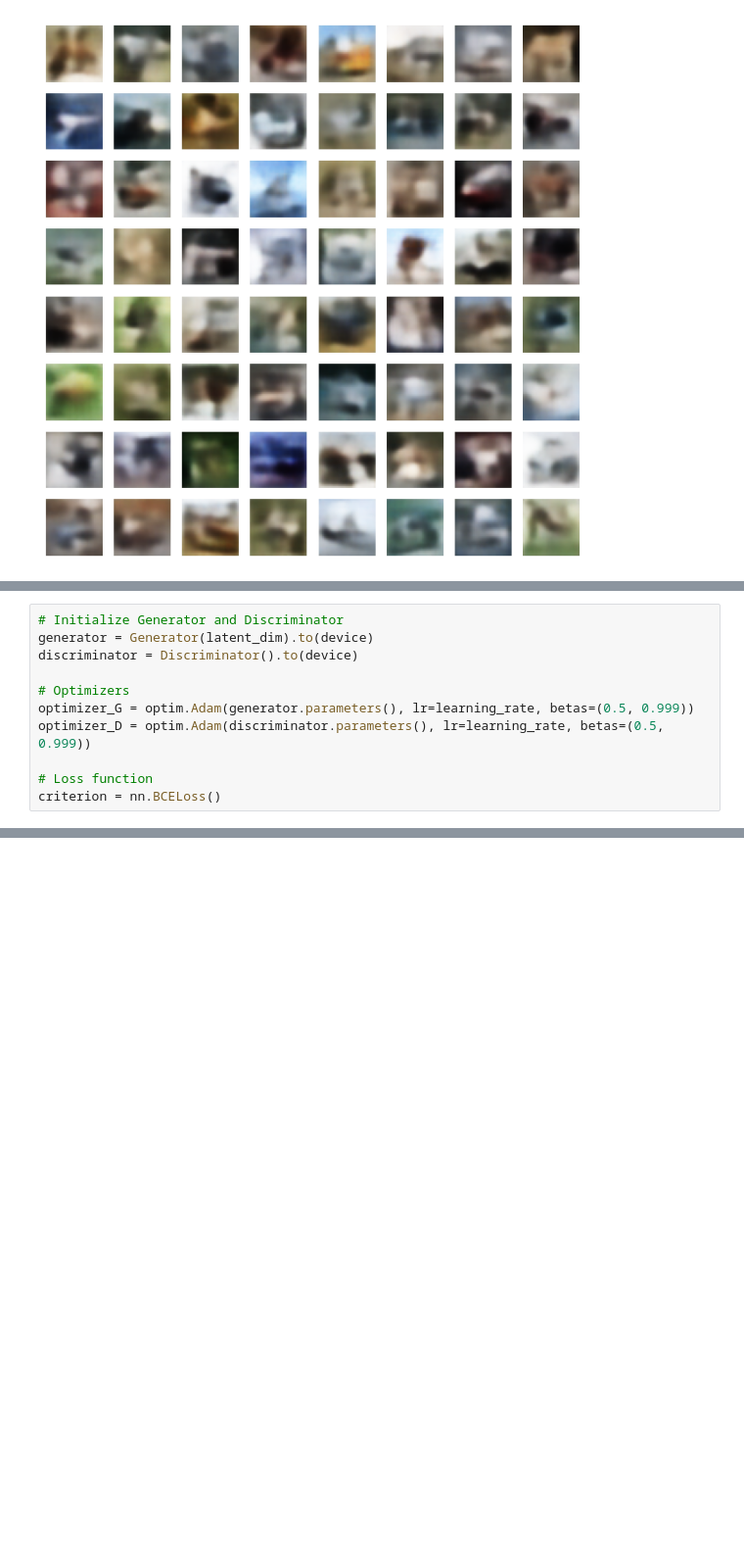
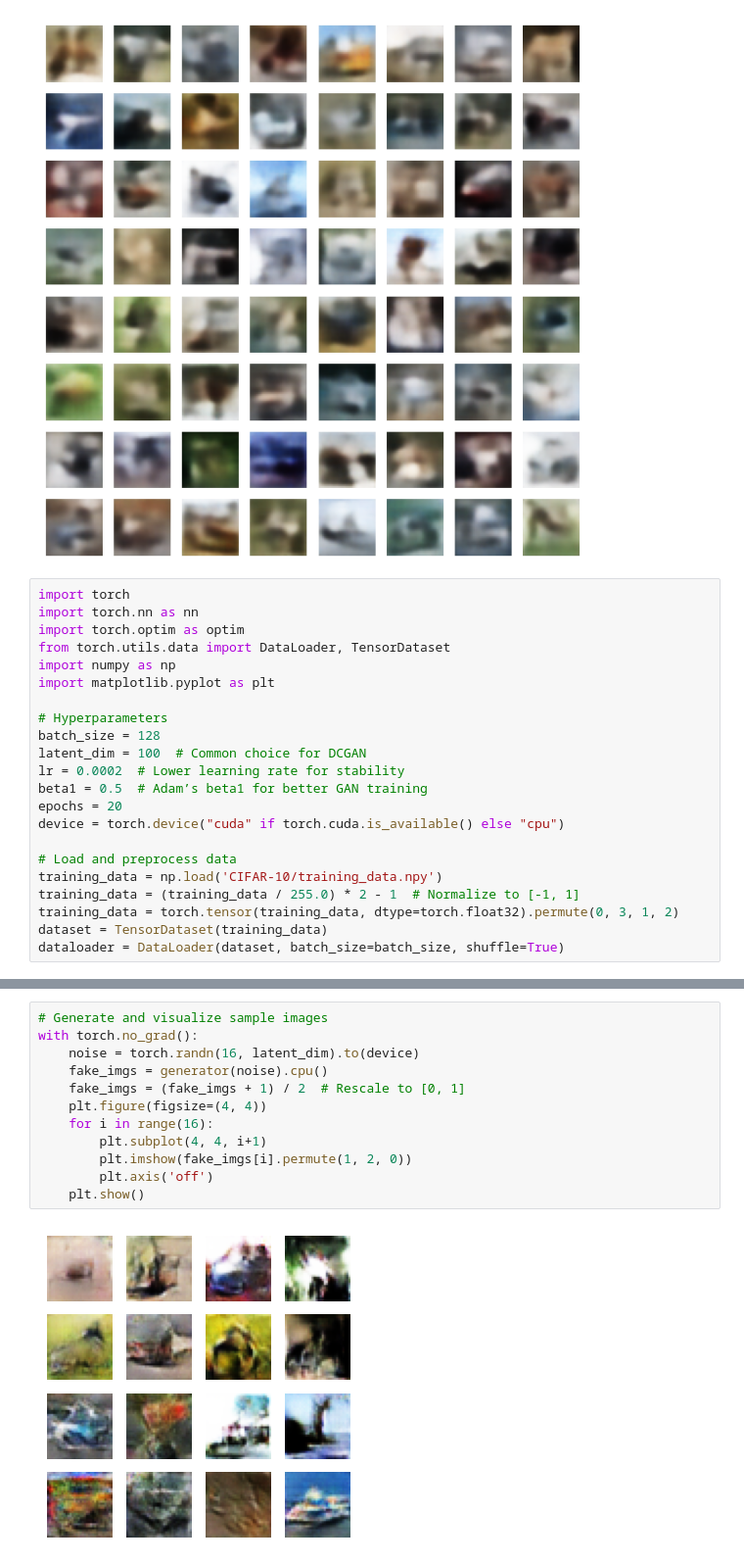
Before and after one commit to Patternic10/CSCI-4170-Project-in-AI-ML, a Jupyter notebook: Homework5_T1.ipynb, the cells around one changed output, grey strips where cells are left out. Shown at 98% size. Drawn from its saved outputs; the diff is of its cells as text; blank space fills up the shorter version.

```diff
--- a/Homework5_T1.ipynb
+++ b/Homework5_T1.ipynb
@@ -638,4 +638,26 @@ def show_images(images):
 show_images(samples)
 # %% [output]
 [figure]
+# %%
+import torch
+import torch.nn as nn
+import torch.optim as optim
+from torch.utils.data import DataLoader, TensorDataset
+import numpy as np
+import matplotlib.pyplot as plt
+
+# Hyperparameters
+batch_size = 128
+latent_dim = 100  # Common choice for DCGAN
+lr = 0.0002  # Lower learning rate for stability
+beta1 = 0.5  # Adam’s beta1 for better GAN training
+epochs = 20
+device = torch.device("cuda" if torch.cuda.is_available() else "cpu")
+
+# Load and preprocess data
+training_data = np.load('CIFAR-10/training_data.npy')
+training_data = (training_data / 255.0) * 2 - 1  # Normalize to [-1, 1]
+training_data = torch.tensor(training_data, dtype=torch.float32).permute(0, 3, 1, 2)
+dataset = TensorDataset(training_data)
+dataloader = DataLoader(dataset, batch_size=batch_size, shuffle=True)
 # %%
@@ -696,11 +787,0 @@ class Discriminator(nn.Module):
-# %%
-# Initialize Generator and Discriminator
-generator = Generator(latent_dim).to(device)
-discriminator = Discriminator().to(device)
-
-# Optimizers
-optimizer_G = optim.Adam(generator.parameters(), lr=learning_rate, betas=(0.5, 0.999))
-optimizer_D = optim.Adam(discriminator.parameters(), lr=learning_rate, betas=(0.5, 0.999))
-
-# Loss function
-criterion = nn.BCELoss()
@@ -797,0 +788,14 @@ Epoch [20/20], Step [300/391], d_loss: 100.0000, g_loss: 0.0000
+# %%
+# Generate and visualize sample images
+with torch.no_grad():
+    noise = torch.randn(16, latent_dim).to(device)
+    fake_imgs = generator(noise).cpu()
+    fake_imgs = (fake_imgs + 1) / 2  # Rescale to [0, 1]
+    plt.figure(figsize=(4, 4))
+    for i in range(16):
+        plt.subplot(4, 4, i+1)
+        plt.imshow(fake_imgs[i].permute(1, 2, 0))
+        plt.axis('off')
+    plt.show()
+# %% [output]
+[figure, added]
```
Also changed, not shown: parts of 2 cells of this notebook.
